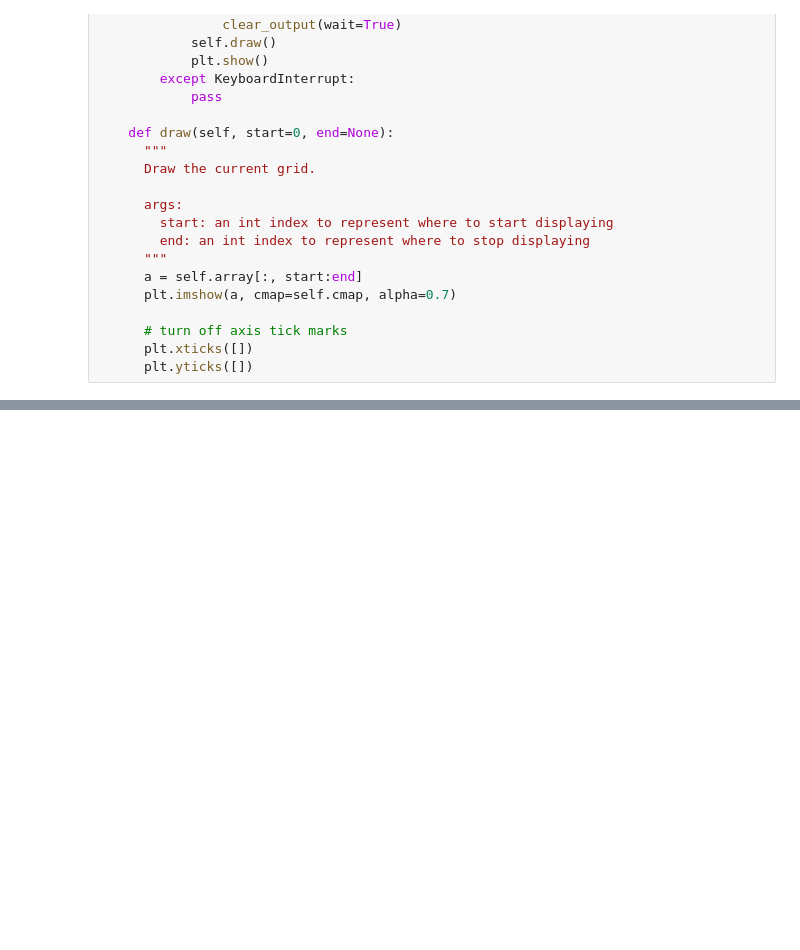
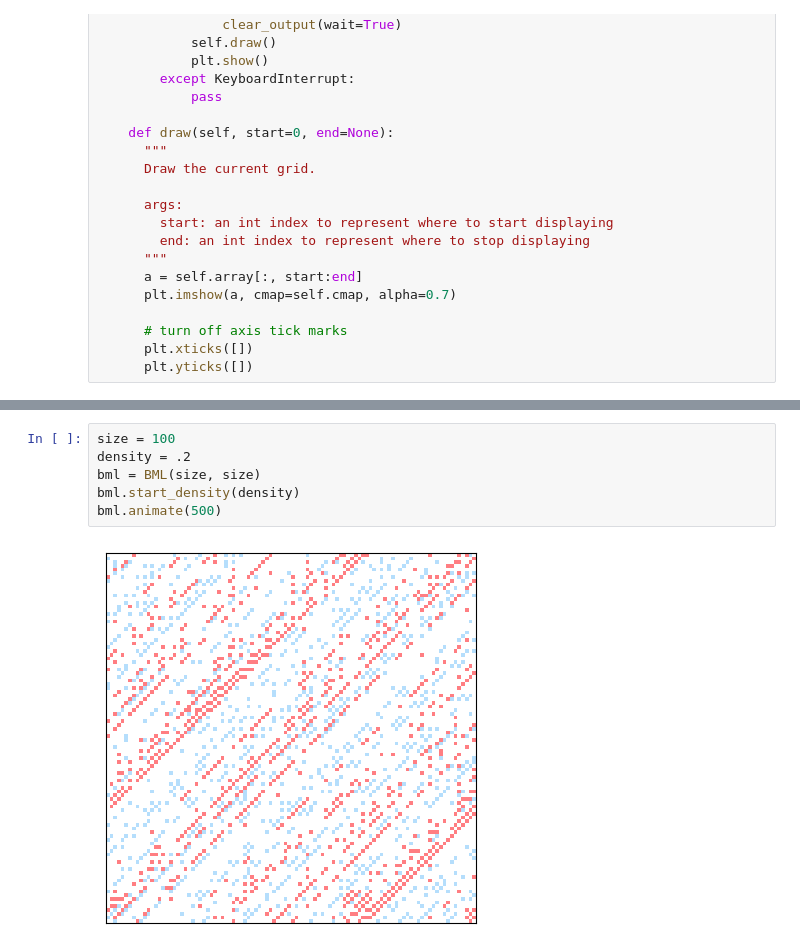
Before and after one commit to RebeccaFlach/rule-184, a Jupyter notebook: code/rule_184_density_exp.ipynb, the cells around one changed output, grey strips where cells are left out. Drawn from its saved outputs; the diff is of its cells as text; blank space fills up the shorter version.

```diff
--- a/code/rule_184_density_exp.ipynb
+++ b/code/rule_184_density_exp.ipynb
@@ -208,0 +235,8 @@ plt.show()
+# %%
+size = 100
+density = .2
+bml = BML(size, size)
+bml.start_density(density)
+bml.animate(500)
+# %% [output]
+[figure, added]
```
Also changed, not shown: parts of 4 cells of this notebook.
